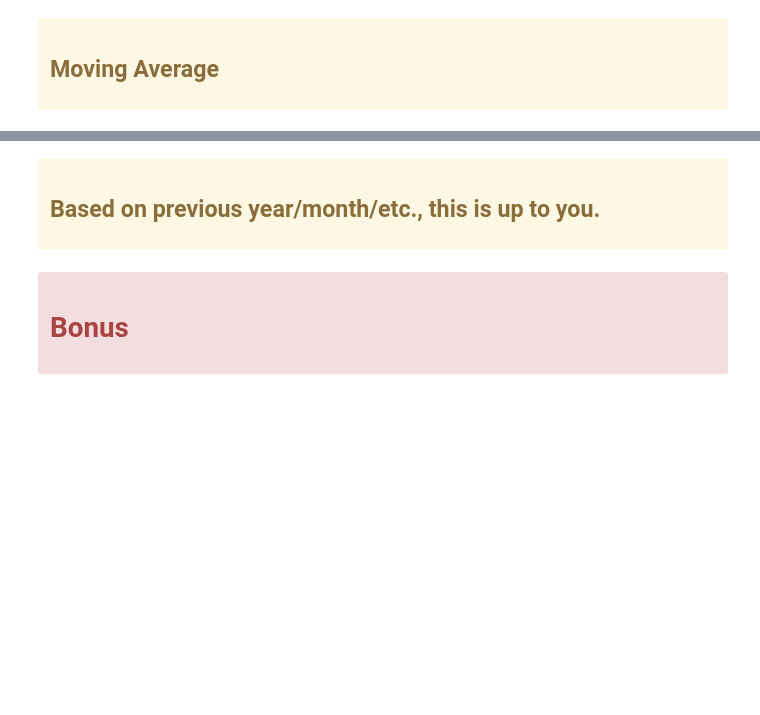
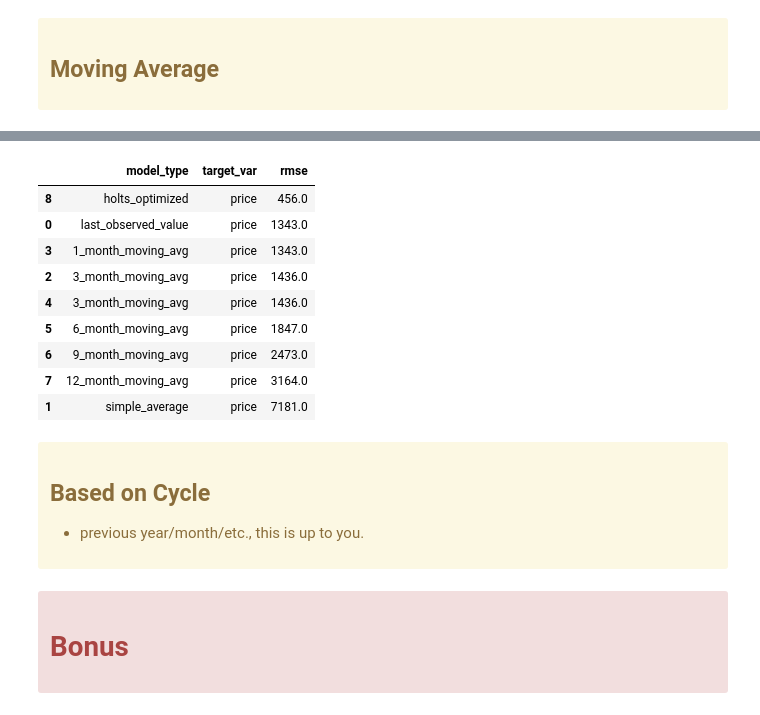
Before and after one commit to QMCBT-JustinEvans/time-series-exercises, a Jupyter notebook: 05_model.ipynb, the cells around one changed output, grey strips where cells are left out. Saved outputs shown, nothing was run; the diff lists cells and outputs as text; code cells hidden in the pictures; blank space fills up the shorter version.

```diff
--- a/05_model.ipynb
+++ b/05_model.ipynb
@@ -684,8 +860,23 @@ eval_df
+# %%
+# Display eval DataFrame sorted by RMSE
+eval_df.sort_values(by='rmse')
+# %% [output]
+|  | model_type | target_var | rmse |
+| 8 | holts_optimized | price | 456.0 |
+| 0 | last_observed_value | price | 1343.0 |
+| 3 | 1_month_moving_avg | price | 1343.0 |
+| 2 | 3_month_moving_avg | price | 1436.0 |
+| 4 | 3_month_moving_avg | price | 1436.0 |
+| 5 | 6_month_moving_avg | price | 1847.0 |
+| 6 | 9_month_moving_avg | price | 2473.0 |
+| 7 | 12_month_moving_avg | price | 3164.0 |
+| 1 | simple_average | price | 7181.0 |
 # %% [markdown]
 <div class="alert alert-warning">
 
 
-## Based on previous year/month/etc., this is up to you.
+## Based on Cycle
+* previous year/month/etc., this is up to you.
 # %% [markdown]
 <div class="alert alert-danger">
 
```
Also changed, not shown: parts of 57 cells of this notebook.
